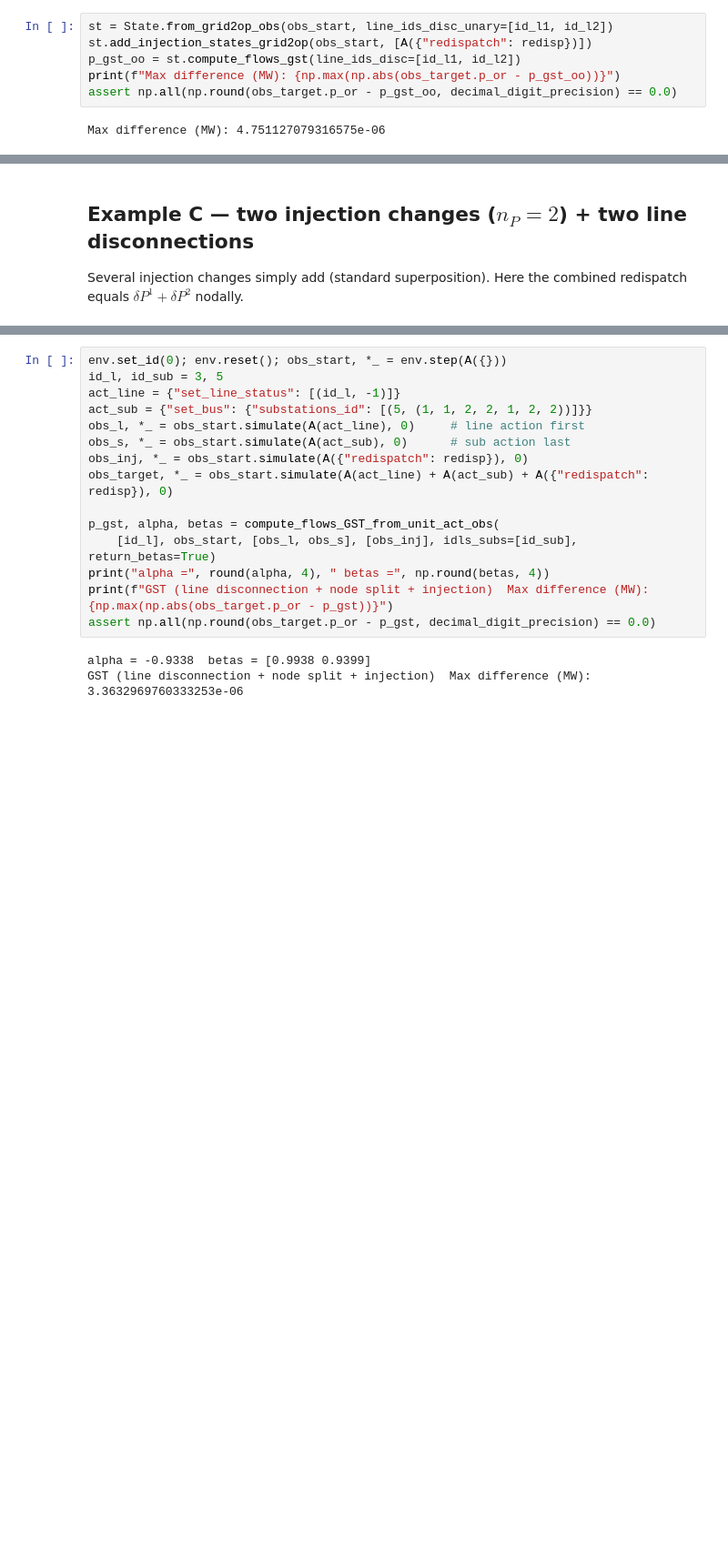
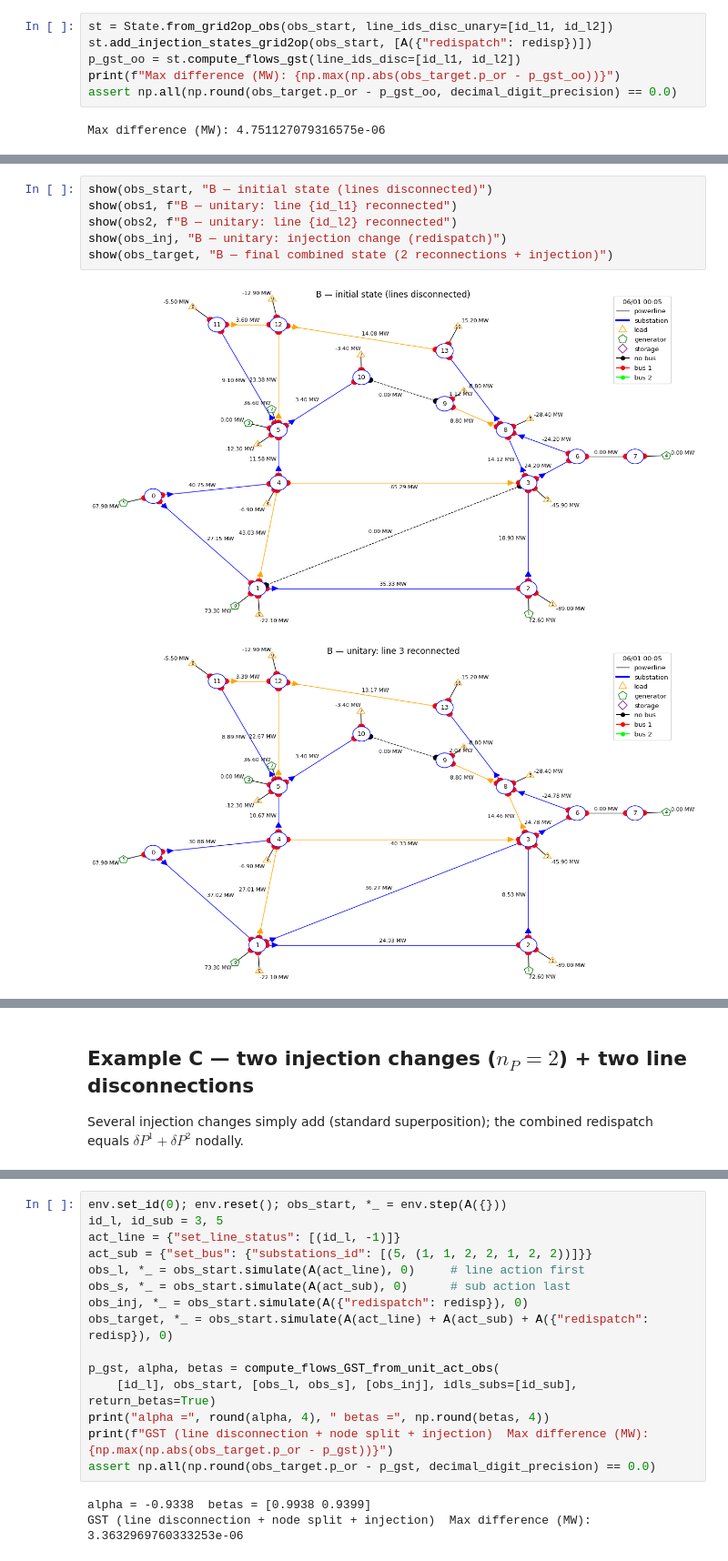
Before and after one commit to marota/Topology_Superposition_Theorem, a Jupyter notebook: Notebooks/getting_started_GST.ipynb, the cells around one changed output, grey strips where cells are left out. Shown at 91% size. Saved outputs shown, nothing was run; the diff lists cells and outputs as text; blank space fills up the shorter version.

```diff
--- a/Notebooks/getting_started_GST.ipynb
+++ b/Notebooks/getting_started_GST.ipynb
@@ -137,3 +149,12 @@ assert np.all(np.round(obs_target.p_or - p_gst, decimal_digit_precision) == 0.0)
 alpha = -0.9064  betas = [0.9915 0.9149]
 GST       Max difference (MW): 5.0188046785137885e-06
 EST only  Max difference (MW): 4.1901
+# %%
+show(obs_start, "B — initial state (lines disconnected)")
+show(obs1, f"B — unitary: line {id_l1} reconnected")
+show(obs2, f"B — unitary: line {id_l2} reconnected")
+show(obs_inj, "B — unitary: injection change (redispatch)")
+show(obs_target, "B — final combined state (2 reconnections + injection)")
+# %% [output]
+[figure, added]
+[figure, added]
@@ -140,8 +164,7 @@ EST only  Max difference (MW): 4.1901
 # %% [markdown]
 ## Example C — two injection changes ($n_P=2$) + two line disconnections
-
-Several injection changes simply add (standard superposition). Here the combined
-redispatch equals $\delta P^1 + \delta P^2$ nodally.
+Several injection changes simply add (standard superposition); the combined redispatch
+equals $\delta P^1 + \delta P^2$ nodally.
 # %%
 env.set_id(0); env.reset()
 obs_start, *_ = env.step(A({}))
```
Also changed, not shown: parts of 21 cells of this notebook.
